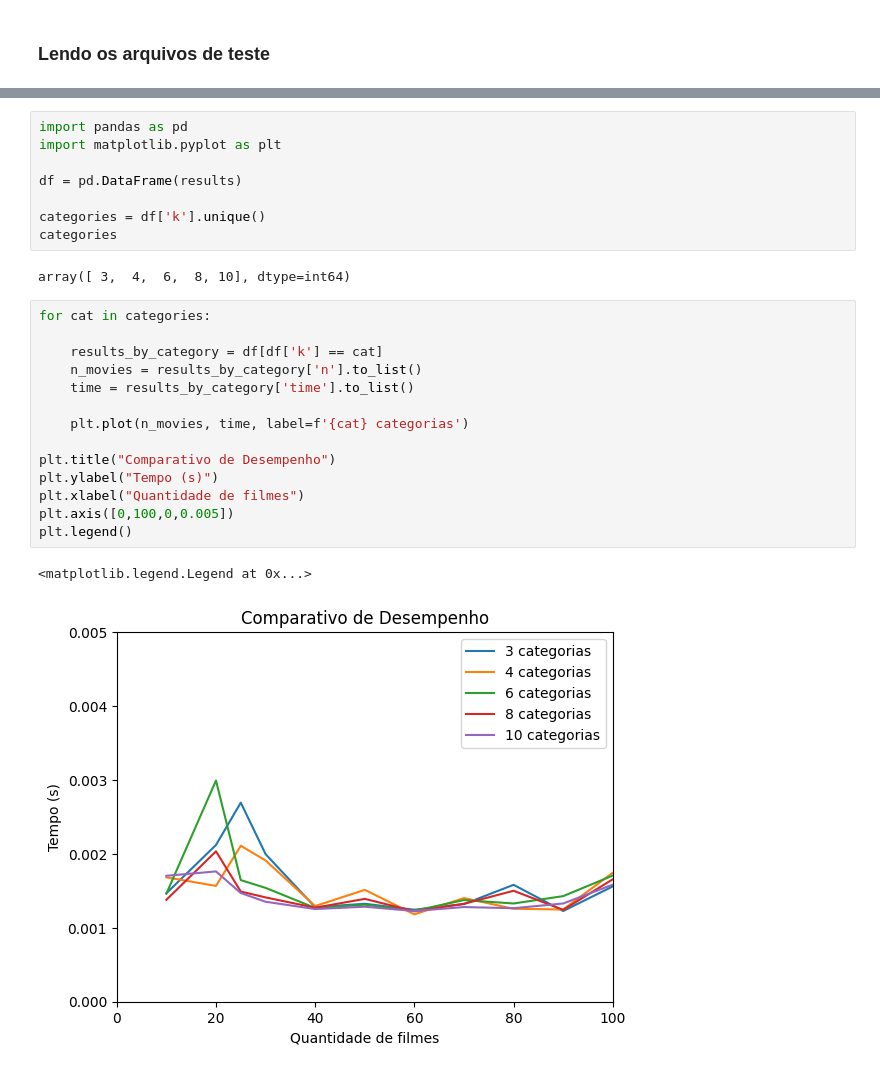
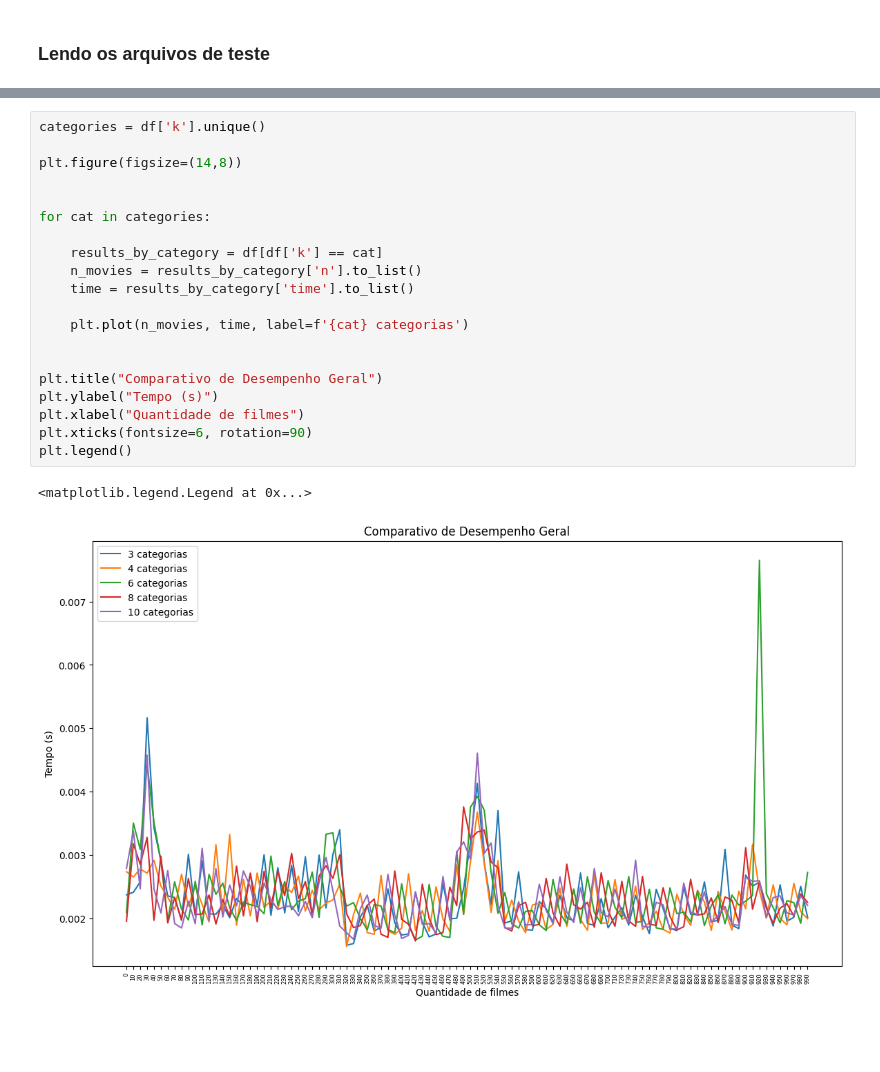
Before and after one commit to Rosada-eng/SuperComp-Maratona-Filmes, a Jupyter notebook: Relatorio_Parcial.ipynb, the cells around one changed output, grey strips where cells are left out. Saved outputs shown, nothing was run; the diff lists cells and outputs as text; blank space fills up the shorter version.

Commit message:
atualiza analisa de resultados

```diff
--- a/Relatorio_Parcial.ipynb
+++ b/Relatorio_Parcial.ipynb
@@ -69,27 +99,23 @@ lista_tempo = []
-# %%
-import pandas as pd
-import matplotlib.pyplot as plt
-
-df = pd.DataFrame(results)
-
-categories = df['k'].unique()
-categories
-# %% [output]
-array([ 3,  4,  6,  8, 10], dtype=int64)
 # %%
+categories = df['k'].unique()
+
+plt.figure(figsize=(14,8))
+
+
 for cat in categories:
 
     results_by_category = df[df['k'] == cat]
     n_movies = results_by_category['n'].to_list()
     time = results_by_category['time'].to_list()
 
     plt.plot(n_movies, time, label=f'{cat} categorias')
 
-plt.title("Comparativo de Desempenho")
+
+plt.title("Comparativo de Desempenho Geral")
 plt.ylabel("Tempo (s)")
 plt.xlabel("Quantidade de filmes")
-plt.axis([0,100,0,0.005])
+plt.xticks(fontsize=6, rotation=90)
 plt.legend()
 # %% [output]
 <matplotlib.legend.Legend at 0x...>
-[figure, old version]
+[figure, new version]
```
Also changed, not shown: parts of 5 cells of this notebook, 1 other file.
